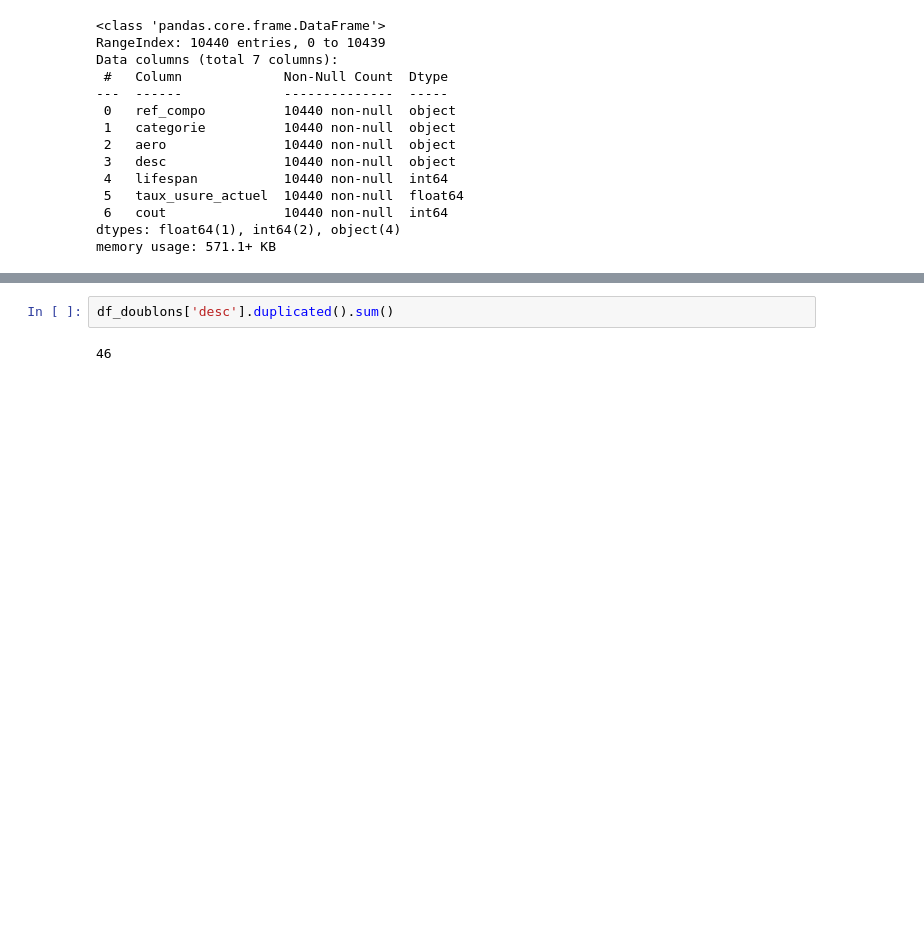
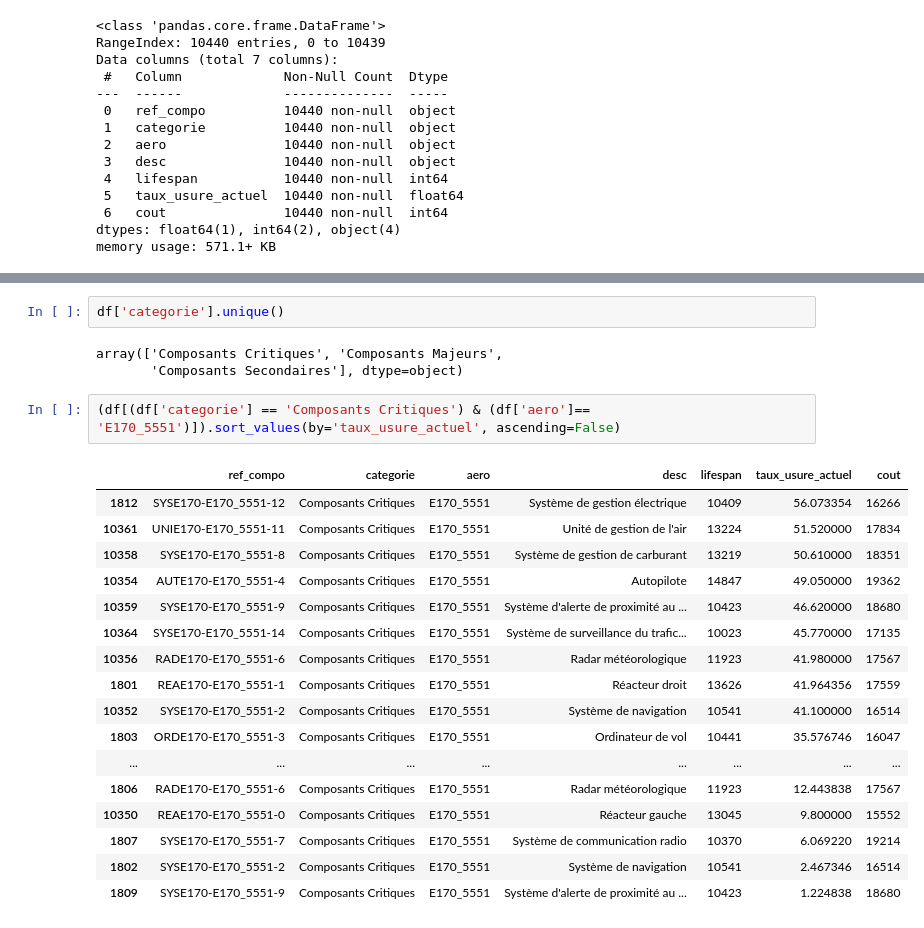
Before and after one commit to Andma45/Top_gun, a Jupyter notebook: 1_check_composants.ipynb, the cells around one changed output, grey strips where cells are left out. Saved outputs shown, nothing was run; the diff lists cells and outputs as text; blank space fills up the shorter version.

```diff
--- a/1_check_composants.ipynb
+++ b/1_check_composants.ipynb
@@ -48,4 +32,25 @@ df_doublons
-# %%
-df_doublons['desc'].duplicated().sum()
-# %% [output]
-46
+# %%
+df['categorie'].unique()
+# %% [output]
+array(['Composants Critiques', 'Composants Majeurs',
+       'Composants Secondaires'], dtype=object)
+# %%
+(df[(df['categorie'] == 'Composants Critiques') & (df['aero']== 'E170_5551')]).sort_values(by='taux_usure_actuel', ascending=False)
+# %% [output]
+|  | ref_compo | categorie | aero | desc | lifespan | taux_usure_actuel | cout |
+| 1812 | SYSE170-E170_5551-12 | Composants Critiques | E170_5551 | Système de gestion électrique | 10409 | 56.073354 | 16266 |
+| 10361 | UNIE170-E170_5551-11 | Composants Critiques | E170_5551 | Unité de gestion de l'air | 13224 | 51.520000 | 17834 |
+| 10358 | SYSE170-E170_5551-8 | Composants Critiques | E170_5551 | Système de gestion de carburant | 13219 | 50.610000 | 18351 |
+| 10354 | AUTE170-E170_5551-4 | Composants Critiques | E170_5551 | Autopilote | 14847 | 49.050000 | 19362 |
+| 10359 | SYSE170-E170_5551-9 | Composants Critiques | E170_5551 | Système d'alerte de proximité au ... | 10423 | 46.620000 | 18680 |
+| 10364 | SYSE170-E170_5551-14 | Composants Critiques | E170_5551 | Système de surveillance du trafic... | 10023 | 45.770000 | 17135 |
+| 10356 | RADE170-E170_5551-6 | Composants Critiques | E170_5551 | Radar météorologique | 11923 | 41.980000 | 17567 |
+| 1801 | REAE170-E170_5551-1 | Composants Critiques | E170_5551 | Réacteur droit | 13626 | 41.964356 | 17559 |
+| 10352 | SYSE170-E170_5551-2 | Composants Critiques | E170_5551 | Système de navigation | 10541 | 41.100000 | 16514 |
+| 1803 | ORDE170-E170_5551-3 | Composants Critiques | E170_5551 | Ordinateur de vol | 10441 | 35.576746 | 16047 |
+| ... | ... | ... | ... | ... | ... | ... | ... |
+| 1806 | RADE170-E170_5551-6 | Composants Critiques | E170_5551 | Radar météorologique | 11923 | 12.443838 | 17567 |
+| 10350 | REAE170-E170_5551-0 | Composants Critiques | E170_5551 | Réacteur gauche | 13045 | 9.800000 | 15552 |
+| 1807 | SYSE170-E170_5551-7 | Composants Critiques | E170_5551 | Système de communication radio | 10370 | 6.069220 | 19214 |
+| 1802 | SYSE170-E170_5551-2 | Composants Critiques | E170_5551 | Système de navigation | 10541 | 2.467346 | 16514 |
+| 1809 | SYSE170-E170_5551-9 | Composants Critiques | E170_5551 | Système d'alerte de proximité au ... | 10423 | 1.224838 | 18680 |
```
Also changed, not shown: parts of 3 cells of this notebook, 12 other files.
